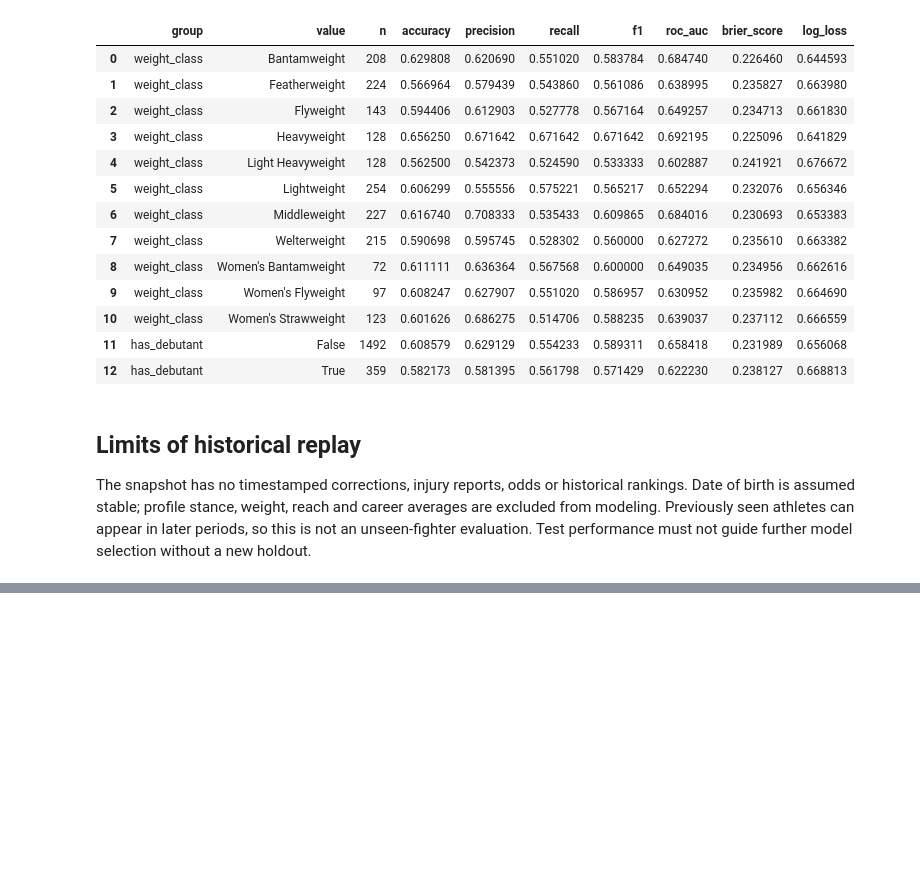
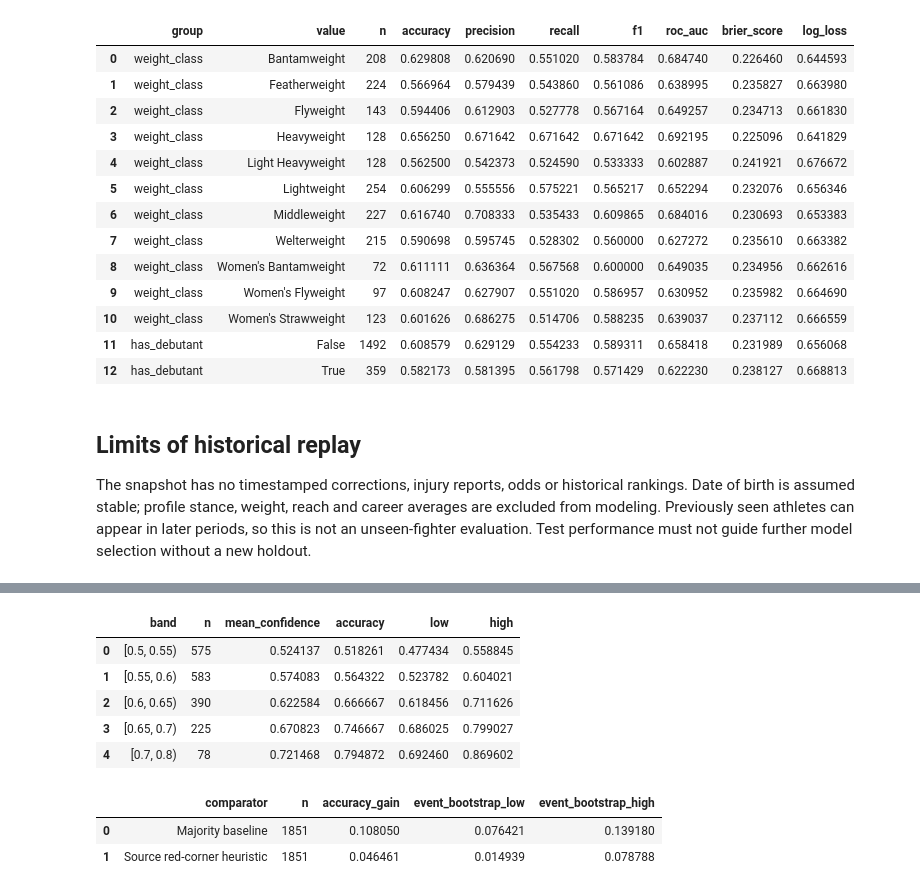
Before and after one commit to DQuanBui/UFC_Fights_Analysis, a Jupyter notebook: notebooks/08_machine_learning.ipynb, the cells around one changed output, grey strips where cells are left out. Cells and saved outputs as stored; diff of their text form; code cells hidden in the pictures; blank space fills up the shorter version.

```diff
--- a/notebooks/08_machine_learning.ipynb
+++ b/notebooks/08_machine_learning.ipynb
@@ -164,0 +230,15 @@ The snapshot has no timestamped corrections, injury reports, odds or historical
+# %%
+display(deep_tables['deep_model_confidence'])
+# %% [output]
+|  | band | n | mean_confidence | accuracy | low | high |
+| 0 | [0.5, 0.55) | 575 | 0.524137 | 0.518261 | 0.477434 | 0.558845 |
+| 1 | [0.55, 0.6) | 583 | 0.574083 | 0.564322 | 0.523782 | 0.604021 |
+| 2 | [0.6, 0.65) | 390 | 0.622584 | 0.666667 | 0.618456 | 0.711626 |
+| 3 | [0.65, 0.7) | 225 | 0.670823 | 0.746667 | 0.686025 | 0.799027 |
+| 4 | [0.7, 0.8) | 78 | 0.721468 | 0.794872 | 0.692460 | 0.869602 |
+# %%
+display(deep_tables['deep_paired_model_gain'])
+# %% [output]
+|  | comparator | n | accuracy_gain | event_bootstrap_low | event_bootstrap_high |
+| 0 | Majority baseline | 1851 | 0.108050 | 0.076421 | 0.139180 |
+| 1 | Source red-corner heuristic | 1851 | 0.046461 | 0.014939 | 0.078788 |
```
Also changed, not shown: parts of 5 cells of this notebook, 12 other files.
